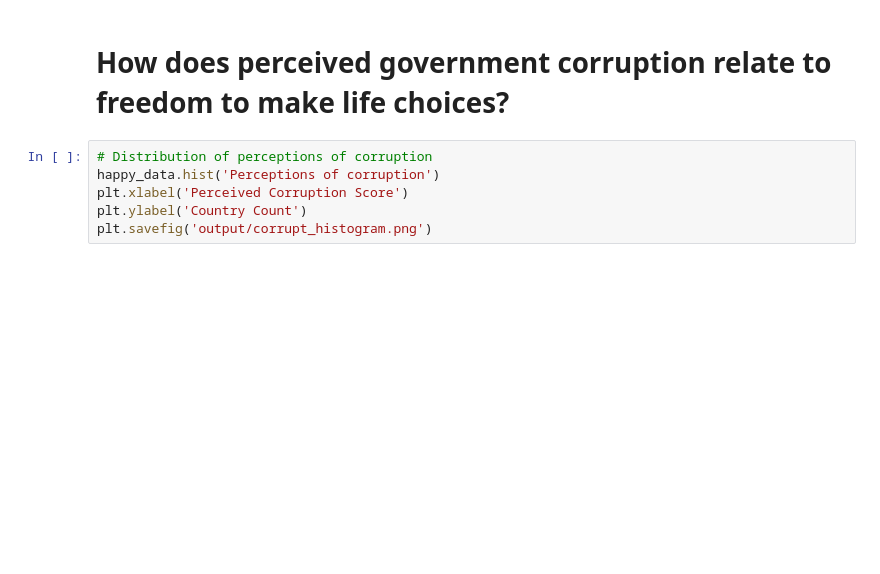
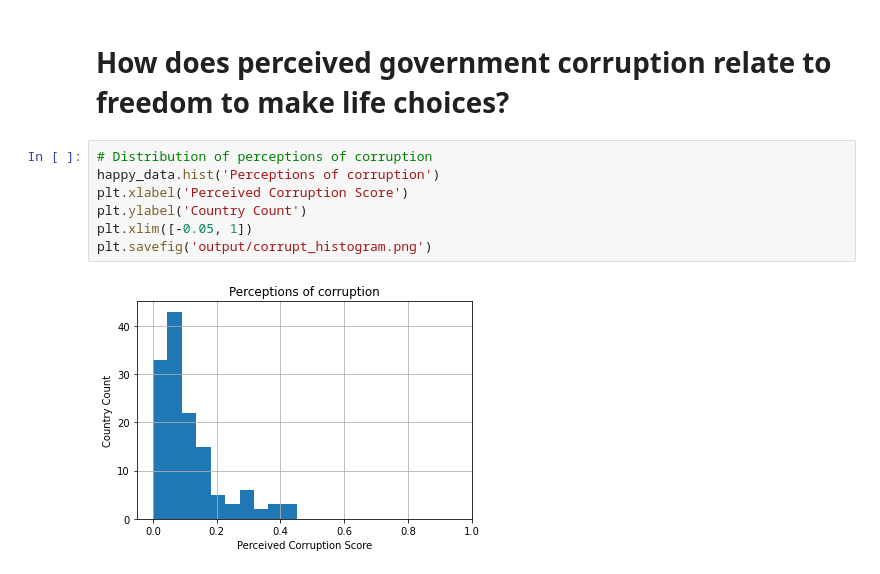
Before and after one commit to mgodfrey48/what-makes-us-happy, a Jupyter notebook: happiness.ipynb, the cells around one changed output. Drawn from its saved outputs; the diff is of its cells as text; blank space fills up the shorter version.

```diff
--- a/happiness.ipynb
+++ b/happiness.ipynb
@@ -186,9 +242,12 @@ plt.show()
 # %%
 # Distribution of perceptions of corruption
 happy_data.hist('Perceptions of corruption')
 plt.xlabel('Perceived Corruption Score')
 plt.ylabel('Country Count')
+plt.xlim([-0.05, 1])
 plt.savefig('output/corrupt_histogram.png')
+# %% [output]
+[figure, added]
 # %%
 # Distribution of the variable freedom to make life choices
 happy_data.hist('Freedom to make life choices')
```
Also changed, not shown: parts of 22 cells of this notebook, 1 other file.
